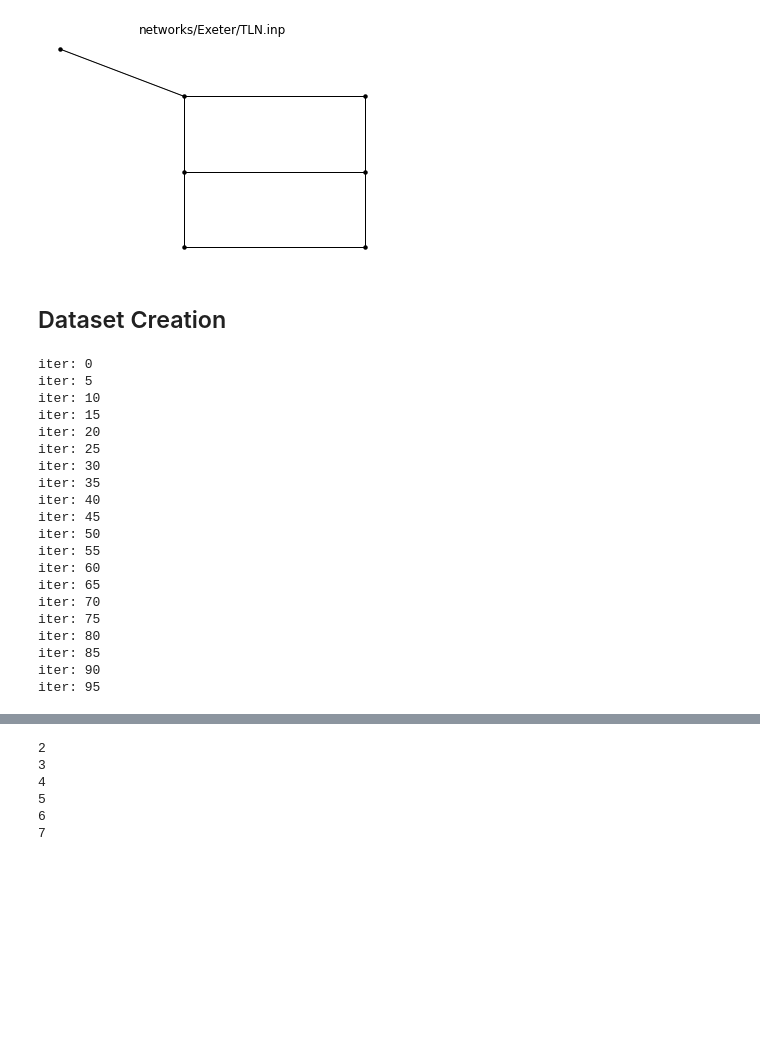
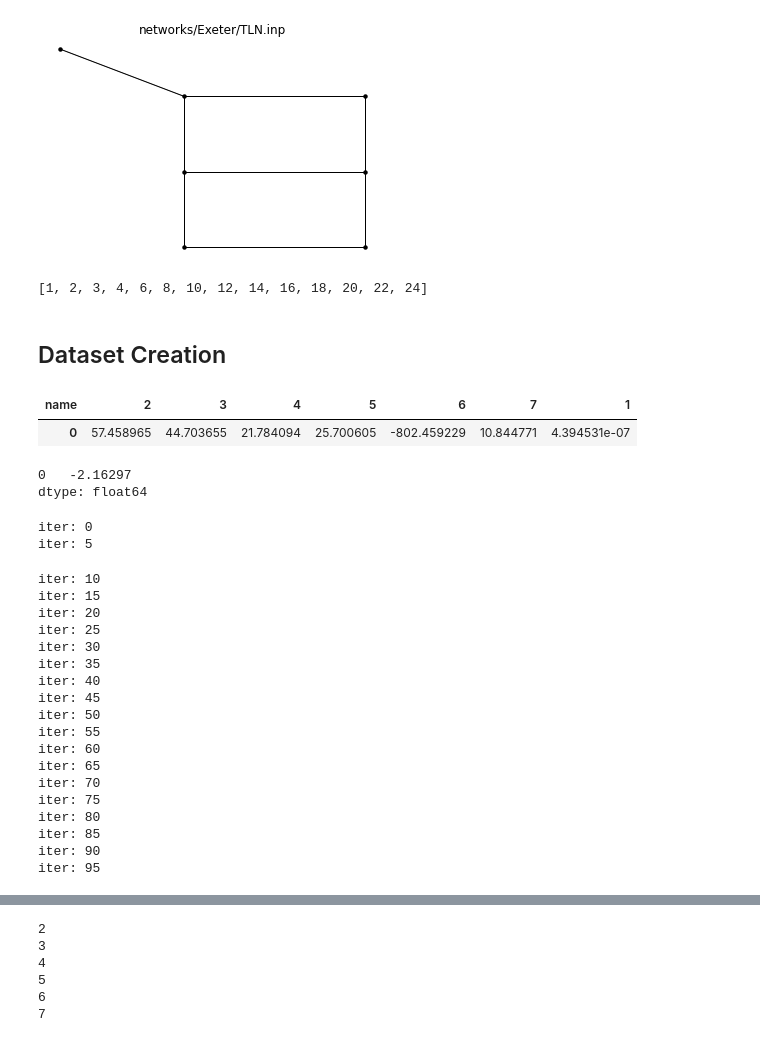
Before and after one commit to alextremo0205/AnyTown_DB, a Jupyter notebook: Exeter_Geom_DB.ipynb, the cells around one changed output, grey strips where cells are left out. Saved outputs shown, nothing was run; the diff lists cells and outputs as text; code cells hidden in the pictures; blank space fills up the shorter version.

```diff
--- a/Exeter_Geom_DB.ipynb
+++ b/Exeter_Geom_DB.ipynb
@@ -65,6 +80,10 @@ seed = 957 #Trial seed: 4345
 np.random.seed(seed)
 
 N_iter = 100
+# %%
+avail_diams
+# %% [output]
+[1, 2, 3, 4, 6, 8, 10, 12, 14, 16, 18, 20, 22, 24]
 # %% [markdown]
 ## Dataset Creation
 # %%
@@ -117,3 +138,13 @@ data, df_nodes, df_links = from_wntr_to_geometric(wnt_WDS)
+# %%
+results_WDS.node['pressure']
+# %% [output]
+| name | 2 | 3 | 4 | 5 | 6 | 7 | 1 |
+| 0 | 57.458965 | 44.703655 | 21.784094 | 25.700605 | -802.459229 | 10.844771 | 4.394531e-07 |
+# %%
+print(res_index(results_WDS.node['head'], results_WDS.node['pressure'], results_WDS.node['demand'], flowrate, wn_WDS, min_pres, indx = 'Todini'))
+# %% [output]
+0   -2.16297
+dtype: float64
 # %%
 first_DB = []
 fail_DB = []
@@ -125,6 +156,7 @@ for sim in range(N_iter):
   # echo on screen
   if sim % 5 == 0:
     print(f'iter: {sim}')
+    #print(flowrate)
 
   # assign diameters
   new_diams = np.random.choice(avail_diams, num_pipes)
@@ -139,9 +171,17 @@ for sim in range(N_iter):
     sim_WDS = wntr.sim.EpanetSimulator(wn_WDS)
     results_WDS = sim_WDS.run_sim()
 
+    try:
+      flowrate = pd.DataFrame(results_AnyT.link['flowrate']['82']) #FLowrate at the link with the pump
+    except Exception as e1:
+      flowrate = 0
+
     # get resilience indexes
-    RI_PP = PP_index(results_WDS.node['head'], results_WDS.node['pressure'], results_WDS.node['demand'], flowrate, wn_WDS, PMIN_WDS)
-    RI_Todini = wntr.metrics.hydraulic.todini_index(results_WDS.node['head'], results_WDS.node['pressure'], results_WDS.node['demand'], flowrate, wn_WDS, PMIN_WDS)
+    RI_PP = res_index(results_WDS.node['head'], results_WDS.node['pressure'], results_WDS.node['demand'], flowrate, wn_WDS, min_pres, indx = 'PP')
+    RI_Todini = res_index(results_WDS.node['head'], results_WDS.node['pressure'], results_WDS.node['demand'], flowrate, wn_WDS, min_pres, indx = 'Todini')
+
+    #RI_PP = PP_index(results_WDS.node['head'], results_WDS.node['pressure'], results_WDS.node['demand'], flowrate, wn_WDS, PMIN_WDS)
+    #RI_Todini = wntr.metrics.hydraulic.todini_index(results_WDS.node['head'], results_WDS.node['pressure'], results_WDS.node['demand'], flowrate, wn_WDS, PMIN_WDS)
 
     DB_row.append(RI_PP)
     DB_row.append(RI_Todini)
@@ -154,7 +194,7 @@ for sim in range(N_iter):
 
   except Exception as e:
     fail_row = [sim]
-    fail_row.append(np.round(new_diams/M_TO_IN, 0))
+    fail_row.append(np.round(new_diams/UNIT_TO_M, 0))
     fail_row.append(wn_WDS)
     fail_row.append(e)
     print(e)
@@ -163,21 +203,21 @@ for sim in range(N_iter):
 # %% [output]
 iter: 0
 iter: 5
-iter: 10
-iter: 15
-iter: 20
-iter: 25
-iter: 30
-iter: 35
-iter: 40
-iter: 45
-iter: 50
-iter: 55
-iter: 60
-iter: 65
-iter: 70
-iter: 75
-iter: 80
-iter: 85
-iter: 90
-iter: 95
+iter: 10
+iter: 15
+iter: 20
+iter: 25
+iter: 30
+iter: 35
+iter: 40
+iter: 45
+iter: 50
+iter: 55
+iter: 60
+iter: 65
+iter: 70
+iter: 75
+iter: 80
+iter: 85
+iter: 90
+iter: 95
```
Also changed, not shown: parts of 24 cells of this notebook, 4 other files.
